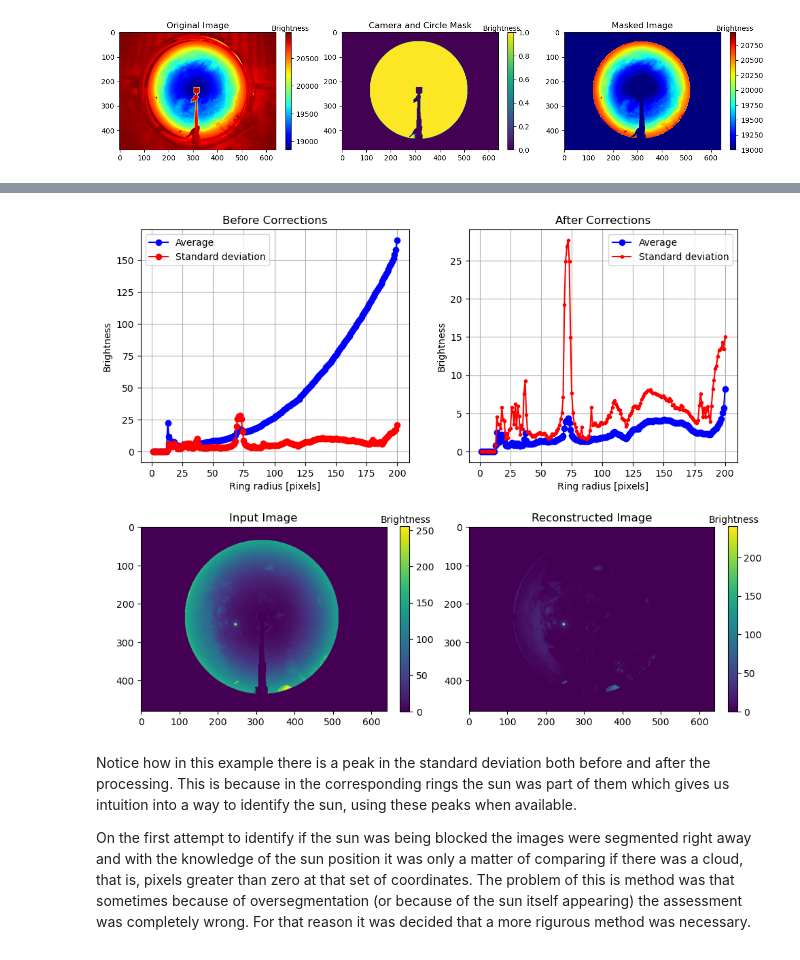
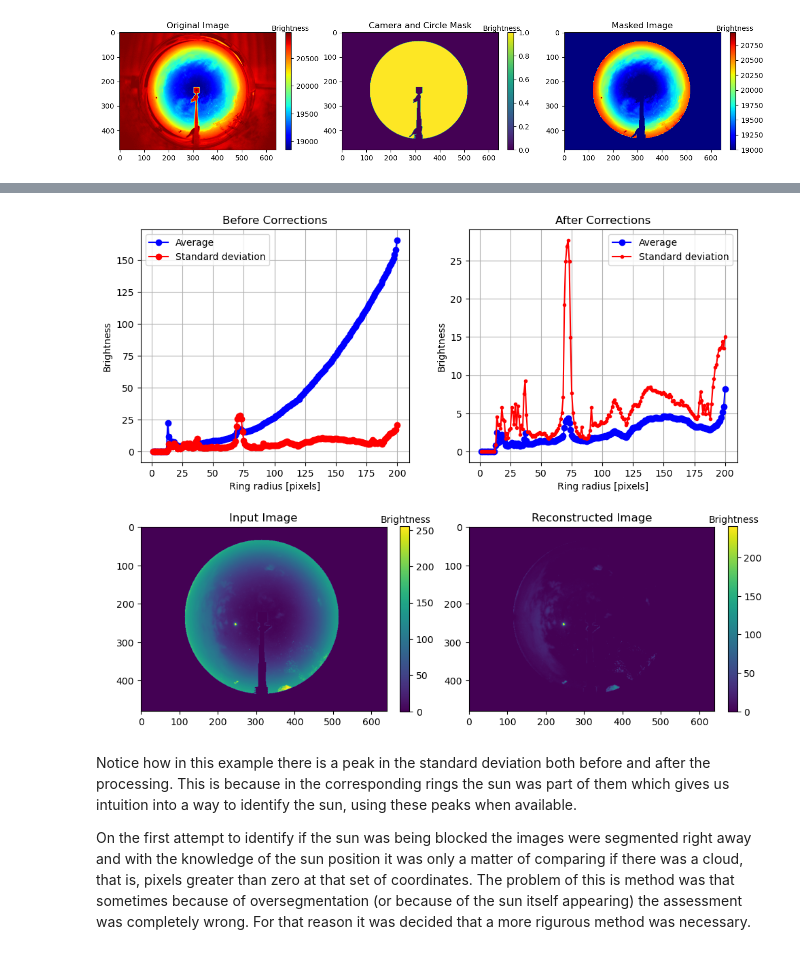
Before and after one commit to rodhervan/SkyImFeatures, a Jupyter notebook: Final_document.ipynb, the cells around one changed output, grey strips where cells are left out. Cells and saved outputs as stored; diff of their text form; code cells hidden in the pictures.

```diff
--- a/Final_document.ipynb
+++ b/Final_document.ipynb
@@ -670,7 +723,7 @@ def ring_cleaning(only_circle, final_mask, cutoff_radius = 200, center = (235, 3
         ring_data = pixel_values_and_coords[i]
         # coeff_var =std_dev_values[i]/average_values[i]*100
         # correction_value = reference_average_value - average_values[i]
-        scale_factor = 0; degree = 2; exp_factor = 35
+        scale_factor = 0.05; degree = 2; exp_factor = 35
         exp_scale = scale_factor*np.exp(1/exp_factor*(-200+i))
         border_scale = -scale_factor*((1/200)*i)**degree+1+exp_scale
         correction_value = reference_average_value - average_values[i]*border_scale
@@ -707,34 +760,34 @@ plt.plot(range(1, cutoff_radius + 1), std_dev_values, marker='o', linestyle='-',
 plt.legend()
 plt.grid(True)
 plt.title('Before Corrections')
 plt.xlabel('Ring radius [pixels]')
 plt.ylabel('Brightness')
 
 plt.subplot(2, 2, 2)
 plt.plot(range(1, cutoff_radius+1), new_average_values, marker='o', linestyle='-', color='b', label='Average')
 plt.plot(range(1, cutoff_radius+1), new_std_values, marker='.', linestyle='-', color='r', label='Standard deviation')
 plt.legend()
 plt.title('After Corrections')
 plt.xlabel('Ring radius [pixels]')
 plt.ylabel('Brightness')
 plt.grid(True)
 
 # Display the original input image
 plt.subplot(2, 2, 3)
 plt.imshow(only_circle)
 plt.title('Input Image')
 plt.colorbar(fraction=0.0345).set_label('Brightness', labelpad=-30, y=1.06, rotation=0)
 
 # Display the reconstructed image
 plt.subplot(2, 2, 4)
 plt.imshow(reconstructed_image)
 plt.title('Reconstructed Image')
 plt.colorbar(fraction=0.0345).set_label('Brightness', labelpad=-30, y=1.06, rotation=0)
 
 plt.tight_layout()
 # plt.show()
 # %% [output]
-[figure, old version]
+[figure, new version]
 # %% [markdown]
 Notice how in this example there is a peak in the standard deviation both before and after the processing. This is because in the corresponding rings the sun was part of them which gives us intuition into a way to identify the sun, using these peaks when available.
 
```
Also changed, not shown: parts of 3 cells of this notebook.
